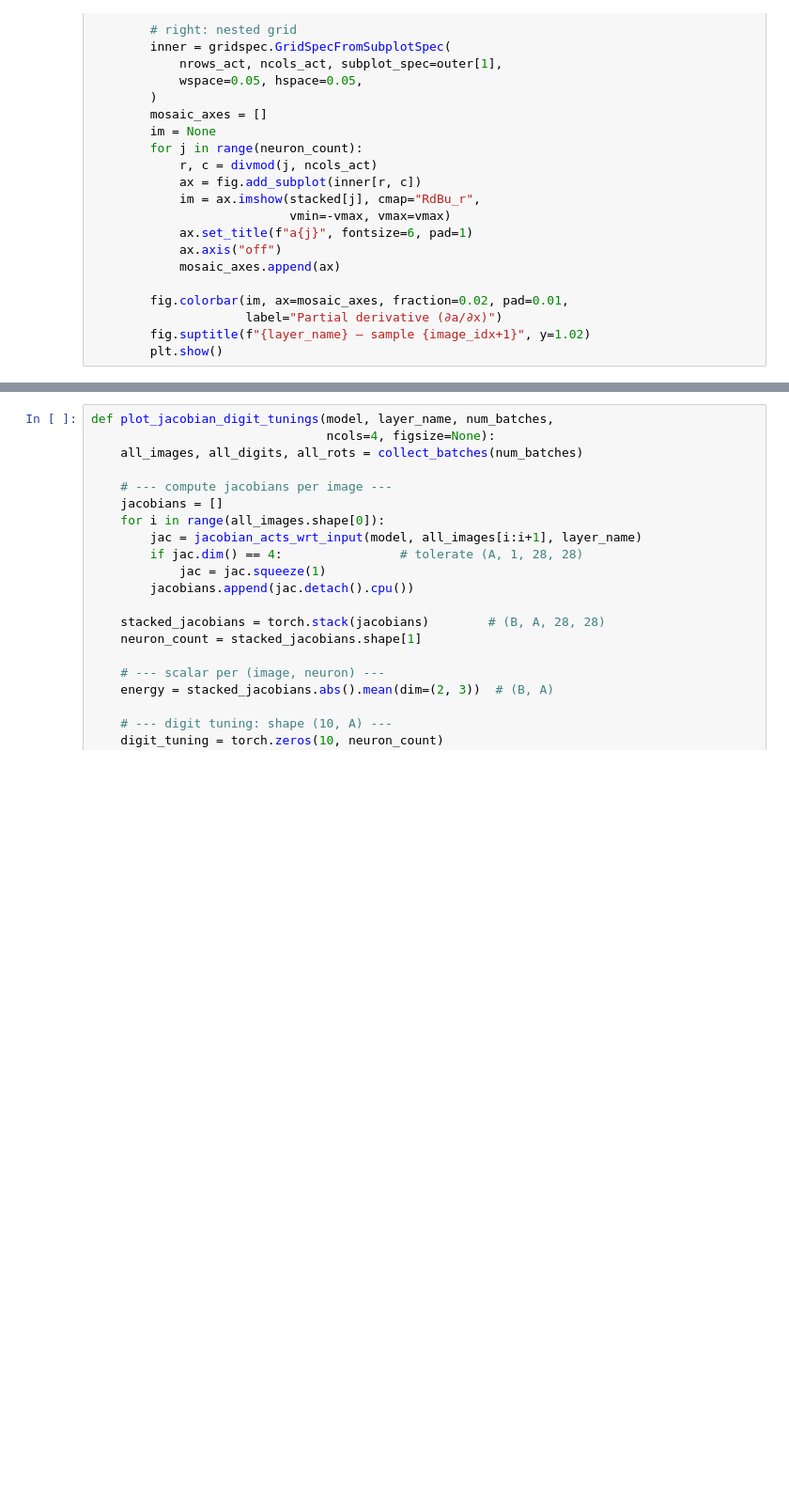
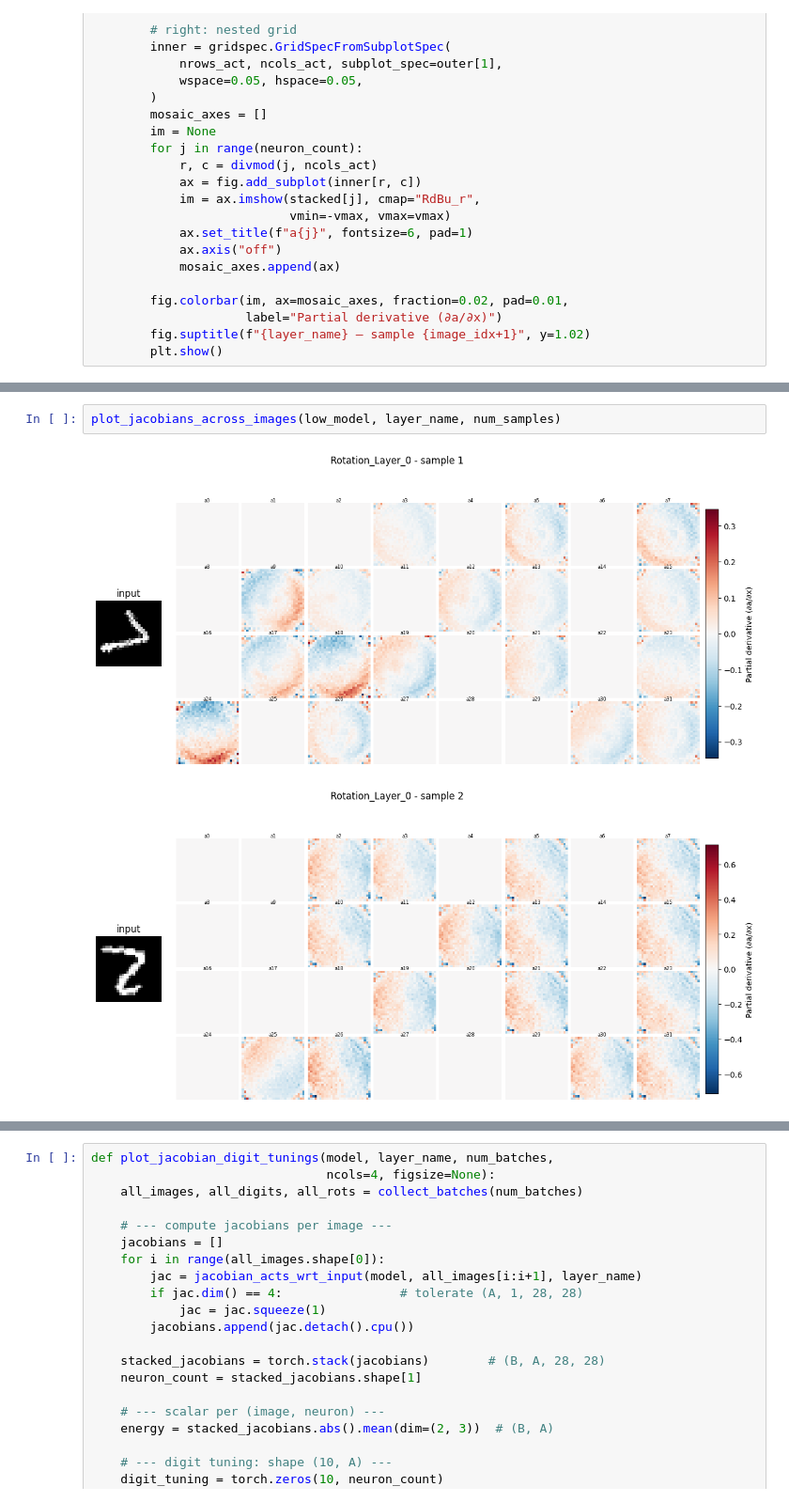
Before and after one commit to tjp095/DSC180A, a Jupyter notebook: rotated-MNIST/rotated-MNIST-test.ipynb, the cells around one changed output, grey strips where cells are left out. Shown at 94% size. Saved outputs shown, nothing was run; the diff lists cells and outputs as text; blank space fills up the shorter version.

```diff
--- a/rotated-MNIST/rotated-MNIST-test.ipynb
+++ b/rotated-MNIST/rotated-MNIST-test.ipynb
@@ -666 +676,6 @@ plot_jacobians_across_images(new_model, layer_name, num_samples)
+# %%
+plot_jacobians_across_images(low_model, layer_name, num_samples)
+# %% [output]
+[figure, added]
+[figure, added]
 # %%
```
Also changed, not shown: parts of 20 cells of this notebook.
